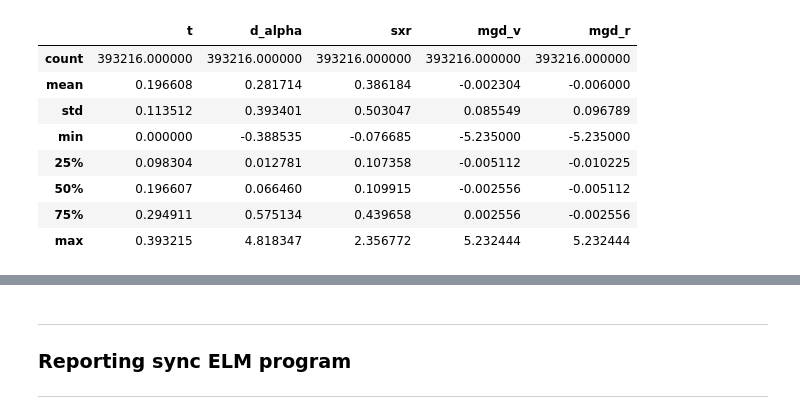
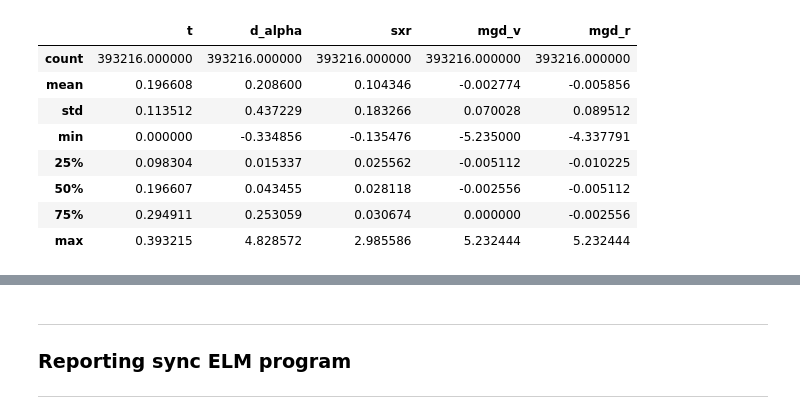
Before and after one commit to feodorrussia/Plasma_analysis, a Jupyter notebook: Marking system.ipynb, the cells around one changed output, grey strips where cells are left out. Saved outputs shown, nothing was run; the diff lists cells and outputs as text; code cells hidden in the pictures.

```diff
--- a/Marking system.ipynb
+++ b/Marking system.ipynb
@@ -331,29 +345,30 @@ def get_d1_crosses(d1_data: np.array, d2_data: np.array, start: int, end: int) -
     return np.array(ans)
 # %%
-F_ID = 44184
-dir_path = "C:/Users/f.belous/Work/Projects/Plasma_analysis/data/sht/G-ELM/"
+F_ID = 44375
+proj_path = "C:/Users/f.belous/Work/Projects/Plasma_analysis"
 # D:/Edu/Lab/Projects/Plasma_analysis/data/sht/G-ELM/ | C:/Users/f.belous/Work/Projects/Plasma_analysis/data/sht/G-ELM/
+dir_path = proj_path + "/data/sht/NG-ELM/"
 
 df = read_sht_data(f'sht{F_ID}', dir_path)
 df = df.rename(columns={"ch1": "d_alpha"})
 df["sxr"] = read_sht_data(f'sht{F_ID}', dir_path, data_name="SXR 50 mkm").ch1
 # dbs = read_dataFile(f'data/dbs/{F_ID} DBS.dat')
 # mgd_data_tor
 # mgd_data_vertical
 df["mgd_v"] = read_sht_data(f'sht{F_ID}', dir_path, data_name="МГД быстрый зонд верт.").ch1
 # mgd_data_radial
 df["mgd_r"] = read_sht_data(f'sht{F_ID}', dir_path, data_name="МГД быстрый зонд рад.").ch1
 df.describe()
 # %% [output]
 |  | t | d_alpha | sxr | mgd_v | mgd_r |
 | count | 393216.000000 | 393216.000000 | 393216.000000 | 393216.000000 | 393216.000000 |
-| mean | 0.196608 | 0.281714 | 0.386184 | -0.002304 | -0.006000 |
-| std | 0.113512 | 0.393401 | 0.503047 | 0.085549 | 0.096789 |
-| min | 0.000000 | -0.388535 | -0.076685 | -5.235000 | -5.235000 |
-| 25% | 0.098304 | 0.012781 | 0.107358 | -0.005112 | -0.010225 |
-| 50% | 0.196607 | 0.066460 | 0.109915 | -0.002556 | -0.005112 |
-| 75% | 0.294911 | 0.575134 | 0.439658 | 0.002556 | -0.002556 |
-| max | 0.393215 | 4.818347 | 2.356772 | 5.232444 | 5.232444 |
+| mean | 0.196608 | 0.208600 | 0.104346 | -0.002774 | -0.005856 |
+| std | 0.113512 | 0.437229 | 0.183266 | 0.070028 | 0.089512 |
+| min | 0.000000 | -0.334856 | -0.135476 | -5.235000 | -4.337791 |
+| 25% | 0.098304 | 0.015337 | 0.025562 | -0.005112 | -0.010225 |
+| 50% | 0.196607 | 0.043455 | 0.028118 | -0.002556 | -0.005112 |
+| 75% | 0.294911 | 0.253059 | 0.030674 | 0.000000 | -0.002556 |
+| max | 0.393215 | 4.828572 | 2.985586 | 5.232444 | 5.232444 |
 # %%
 d_alpha = df.d_alpha.to_numpy()
 sxr = df.sxr.to_numpy()
```
Also changed, not shown: parts of 7 cells of this notebook.
